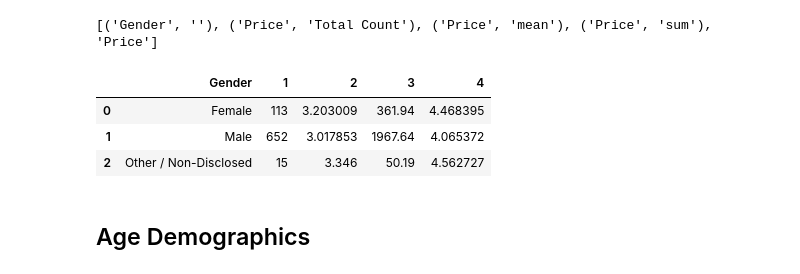
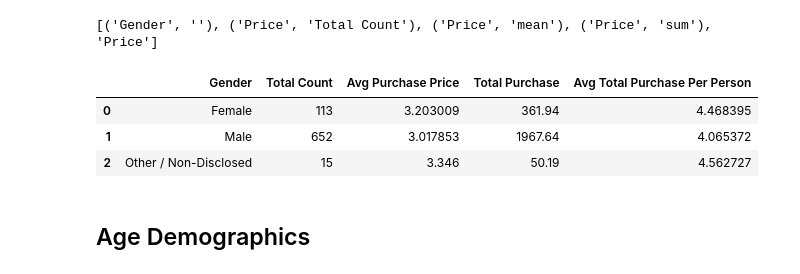
Before and after one commit to maylacdao/pandas-heroes-of-pymoli-analysis, a Jupyter notebook: analysis/HeroesOfPymoli_starter.ipynb, the cells around one changed output. Saved outputs shown, nothing was run; the diff lists cells and outputs as text; code cells hidden in the pictures.

```diff
--- a/analysis/HeroesOfPymoli_starter.ipynb
+++ b/analysis/HeroesOfPymoli_starter.ipynb
@@ -237,11 +237,13 @@ print(list(purchase_by_gender.columns))
 [('Gender', ''), ('Price', 'Total Count'), ('Price', 'mean'), ('Price', 'sum'), 'Price']
 # %%
 df3 = pd.DataFrame(purchase_by_gender[:].values).rename(columns={0:'Gender',
-                                                                1:'Avg Purchase Price',
-                                                                2:'Total Purchase'})
+                                                                 1:'Total Count',
+                                                                2:'Avg Purchase Price',
+                                                                3:'Total Purchase',
+                                                                4:'Avg Total Purchase Per Person'})
 df3
 # %% [output]
-|  | Gender | 1 | 2 | 3 | 4 |
+|  | Gender | Total Count | Avg Purchase Price | Total Purchase | Avg Total Purchase Per Person |
 | 0 | Female | 113 | 3.203009 | 361.94 | 4.468395 |
 | 1 | Male | 652 | 3.017853 | 1967.64 | 4.065372 |
 | 2 | Other / Non-Disclosed | 15 | 3.346 | 50.19 | 4.562727 |
```
Also changed, not shown: parts of 1 cell of this notebook.
